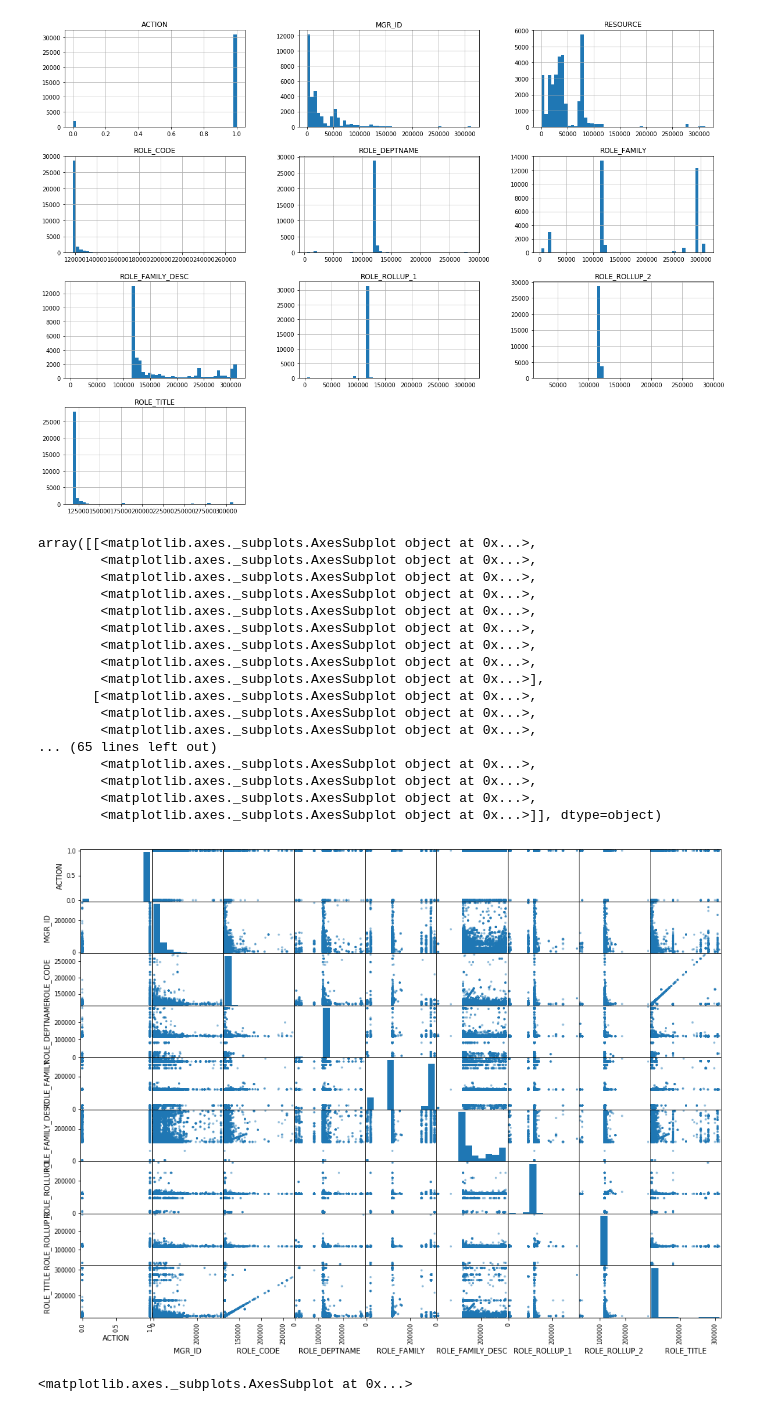
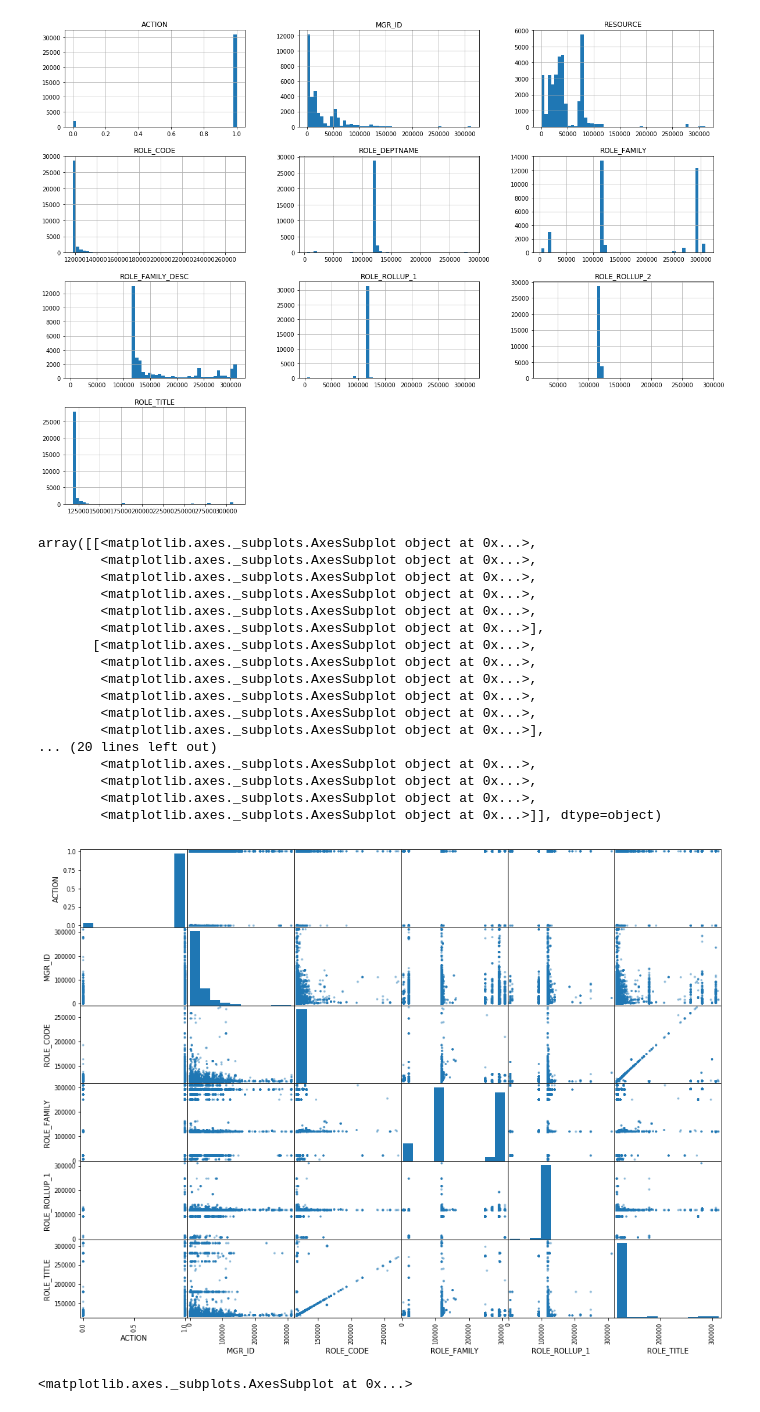
Before and after one commit to ck24/capstone, a Jupyter notebook: source/Capstone.ipynb, the cells around one changed output. Cells and saved outputs as stored; diff of their text form; code cells hidden in the pictures.

```diff
--- a/source/Capstone.ipynb
+++ b/source/Capstone.ipynb
@@ -86,26 +86,26 @@ access = train_set.copy()
 # %%
 from pandas.plotting import scatter_matrix
 #attributes = list(access.columns.values)
-attributes = ['ACTION',  'MGR_ID', 'ROLE_CODE', 'ROLE_DEPTNAME', 'ROLE_FAMILY', 'ROLE_FAMILY_DESC',
-            'ROLE_ROLLUP_1', 'ROLE_ROLLUP_2', 'ROLE_TITLE']
-scatter_matrix(access[attributes], figsize=(16, 12))
+attributes = ['ACTION',  'MGR_ID', 'ROLE_CODE', 'ROLE_FAMILY',
+            'ROLE_ROLLUP_1', 'ROLE_TITLE']
+scatter_matrix(train_set[attributes], figsize=(16, 12))
 # %% [output]
 array([[<matplotlib.axes._subplots.AxesSubplot object at 0x...>,
-        <matplotlib.axes._subplots.AxesSubplot object at 0x...>,
-        <matplotlib.axes._subplots.AxesSubplot object at 0x...>,
-        <matplotlib.axes._subplots.AxesSubplot object at 0x...>,
         <matplotlib.axes._subplots.AxesSubplot object at 0x...>,
         <matplotlib.axes._subplots.AxesSubplot object at 0x...>,
         <matplotlib.axes._subplots.AxesSubplot object at 0x...>,
         <matplotlib.axes._subplots.AxesSubplot object at 0x...>,
         <matplotlib.axes._subplots.AxesSubplot object at 0x...>],
        [<matplotlib.axes._subplots.AxesSubplot object at 0x...>,
         <matplotlib.axes._subplots.AxesSubplot object at 0x...>,
         <matplotlib.axes._subplots.AxesSubplot object at 0x...>,
-... (65 lines left out)
+        <matplotlib.axes._subplots.AxesSubplot object at 0x...>,
+        <matplotlib.axes._subplots.AxesSubplot object at 0x...>,
+        <matplotlib.axes._subplots.AxesSubplot object at 0x...>],
+... (20 lines left out)
         <matplotlib.axes._subplots.AxesSubplot object at 0x...>,
         <matplotlib.axes._subplots.AxesSubplot object at 0x...>,
         <matplotlib.axes._subplots.AxesSubplot object at 0x...>,
         <matplotlib.axes._subplots.AxesSubplot object at 0x...>]], dtype=object)
-[figure, old version]
+[figure, new version]
 # %%
```
Also changed, not shown: parts of 6 cells of this notebook, 3 other files.
